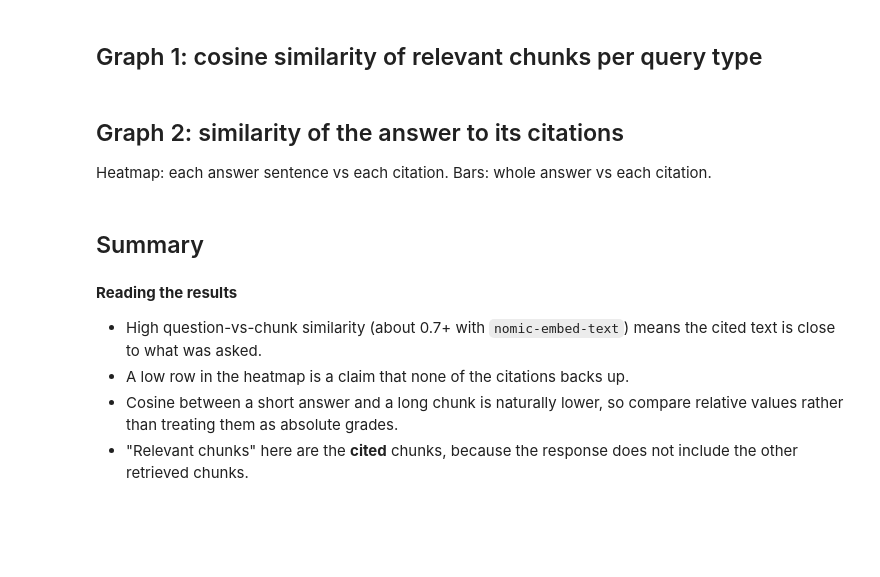
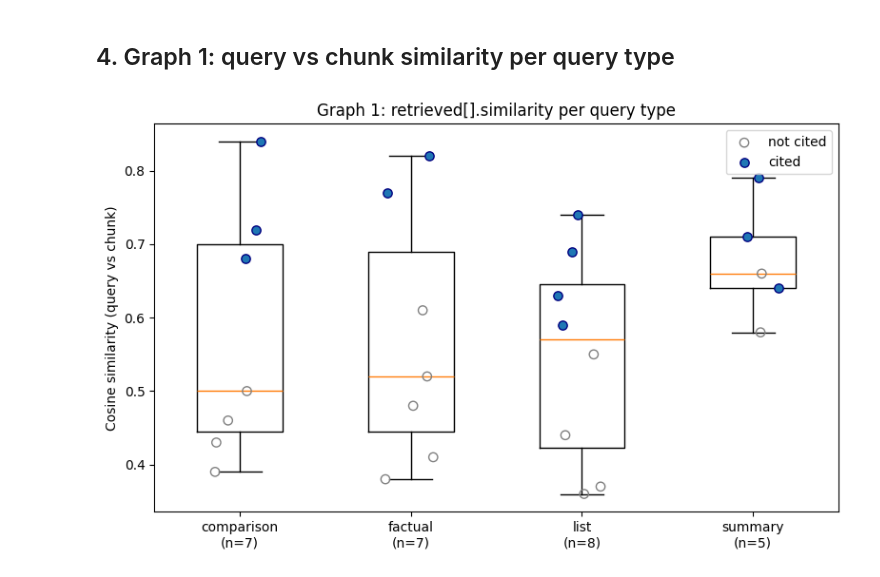
Before and after one commit to VicariousVision/scatterbrain, a Jupyter notebook: evaluation.ipynb, the cells around one changed output. Saved outputs shown, nothing was run; the diff lists cells and outputs as text; code cells hidden in the pictures; blank space fills up the shorter version.

```diff
--- a/evaluation.ipynb
+++ b/evaluation.ipynb
@@ -221,22 +950,2 @@ print({r["id"]: (r["query_type"], r["query"][:60]) for r in parsed})
 # %% [markdown]
-## Graph 1: cosine similarity of relevant chunks per query type
+## 4. Graph 1: query vs chunk similarity per query type
-# %%
-types = sorted(df["query_type"].unique())
-data = [df.loc[df["query_type"] == t, "query_vs_chunk"].values for t in types]
-fig, ax = plt.subplots(figsize=(max(6, 2 * len(types) + 3), 5))
-ax.boxplot(data, positions=range(len(types)), widths=0.5, showmeans=True)
-rng = np.random.default_rng(0)
-for k, d in enumerate(data):
-    ax.scatter(k + rng.uniform(-0.12, 0.12, len(d)), d, zorder=3, alpha=0.8, label="cited chunk" if k == 0 else None)
-ax.set_xticks(range(len(types)))
-ax.set_xticklabels([f"{t}\n(n={len(d)})" for t, d in zip(types, data)])
-ax.set_xlabel("Query type")
-ax.set_ylabel("Cosine similarity (question vs cited chunk)")
-ax.set_title(f"Relevant-chunk similarity per query type\n({mode})")
-ax.legend(loc="lower right")
-ax.grid(axis="y", alpha=0.3)
-plt.tight_layout()
-plt.show()
-# %% [markdown]
-## Graph 2: similarity of the answer to its citations
-Heatmap: each answer sentence vs each citation. Bars: whole answer vs each citation.
@@ -280,2 +951,0 @@ plt.show()
-# %% [markdown]
-## Summary
@@ -286,6 +952,31 @@ display(df.groupby("response")[["query_vs_chunk", "answer_vs_chunk", "best_sente
-# %% [markdown]
-**Reading the results**
-- High question-vs-chunk similarity (about 0.7+ with `nomic-embed-text`) means the cited text is close to what was asked.
-- A low row in the heatmap is a claim that none of the citations backs up.
-- Cosine between a short answer and a long chunk is naturally lower, so compare relative values rather than treating them as absolute grades.
-- "Relevant chunks" here are the **cited** chunks, because the response does not include the other retrieved chunks.
+# %%
+def plot_similarity_by_type(df):
+    """Box + strip plot of query-vs-chunk similarity per query type.
+
+    Only 'primary' hits are plotted (other relations have no real score).
+    Cited chunks are filled blue dots; non-cited are hollow grey.
+    """
+    df = df[df["relation"] == "primary"]
+    types = sorted(df["query_type"].unique())
+    rng = np.random.default_rng(0)
+    fig, ax = plt.subplots(figsize=(8, 5))
+    ax.boxplot([df.loc[df.query_type == t, "similarity"] for t in types],
+               positions=range(len(types)), widths=0.5, showfliers=False)
+    for i, t in enumerate(types):
+        for is_cited, style in ((False, dict(facecolors="none", edgecolors="grey")),
+                                (True, dict(facecolors="tab:blue", edgecolors="navy"))):
+            sub = df[(df.query_type == t) & (df.cited == is_cited)]
+            ax.scatter(i + rng.uniform(-0.15, 0.15, len(sub)), sub["similarity"], s=45, zorder=3,
+                       label=("cited" if is_cited else "not cited") if i == 0 else None, **style)
+    ax.set_xticks(range(len(types)))
+    ax.set_xticklabels([f"{t}\n(n={(df.query_type == t).sum()})" for t in types])
+    ax.set_ylabel("Cosine similarity (query vs chunk)")
+    ax.set_title("Graph 1: retrieved[].similarity per query type")
+    ax.legend()
+    plt.tight_layout()
+    plt.show()
+
+
+plot_similarity_by_type(df_chunks)
+# %% [output]
+[figure, added]
```
Also changed, not shown: parts of 17 cells of this notebook, 9 other files.
